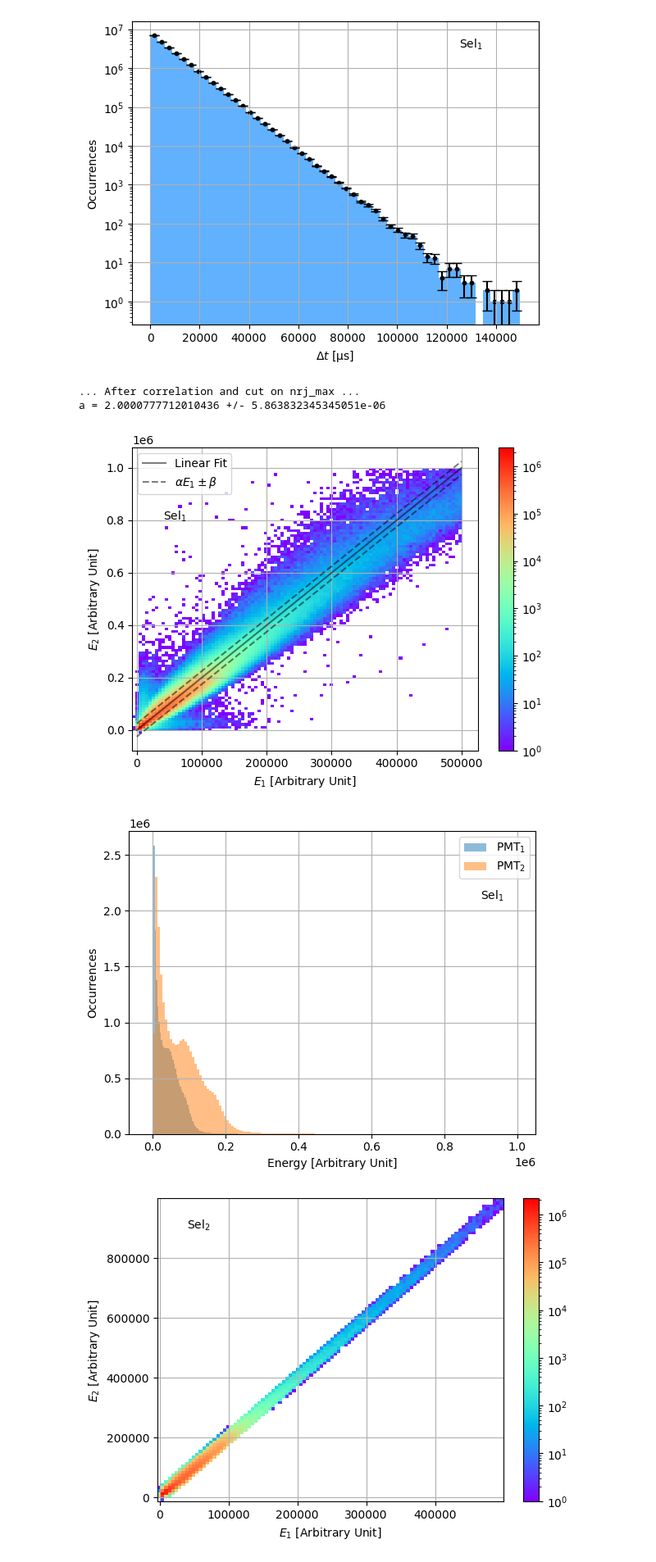
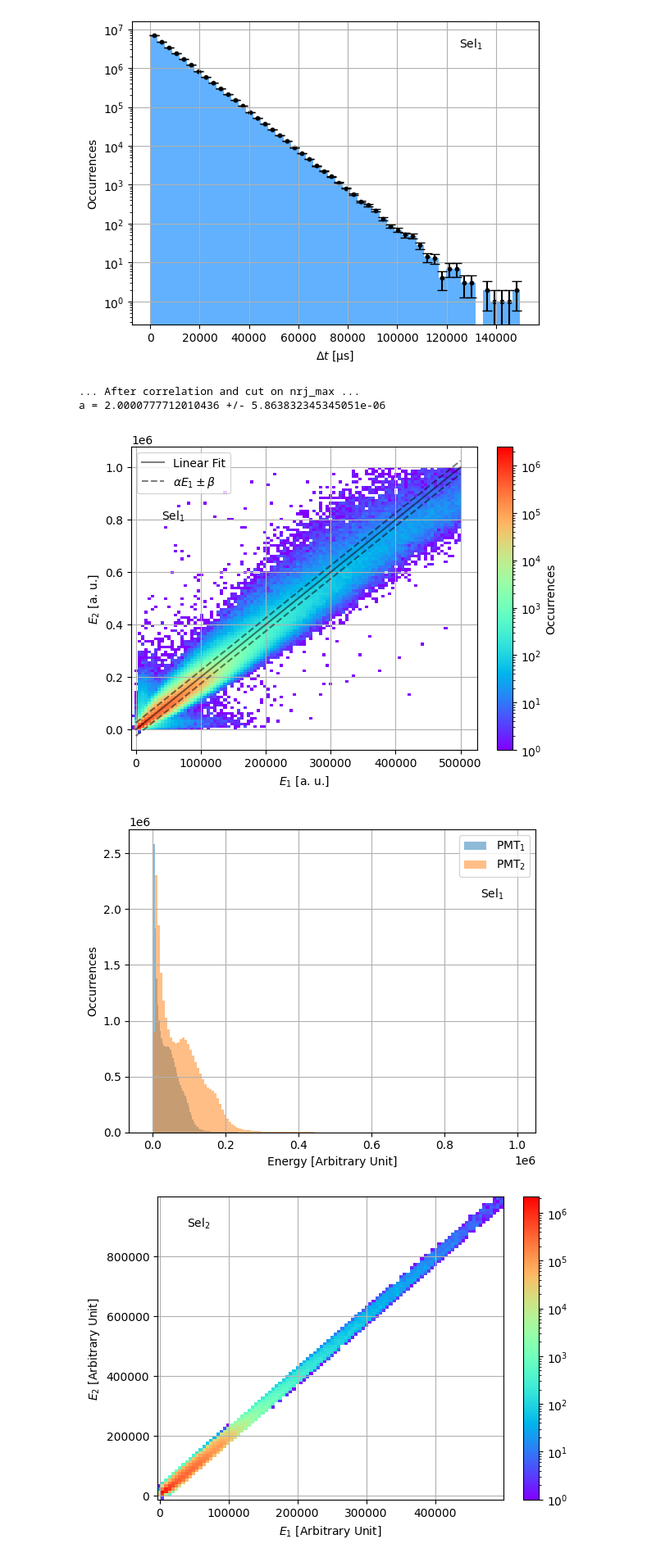
Before and after one commit to hindtaibi/BigMuoneXperiment, a Jupyter notebook: BigAnalysisFinal.ipynb, the cells around one changed output. Shown: that part at 82% size. Saved outputs shown, nothing was run; the diff lists cells and outputs as text; code cells hidden in the pictures.

```diff
--- a/BigAnalysisFinal.ipynb
+++ b/BigAnalysisFinal.ipynb
@@ -186,37 +186,37 @@ arr_1,xe_1,ye_1 = np.histogram2d(nrj1[mask1],
                                  bins =(100,100))
 
 popt, cov = curve_fit(BF.lin, xe_1, ye_1)
 a = popt[0]
 a_err = np.sqrt(cov[0,0])
 print("a =", a, "+/-", a_err)
 
 pcm_1 = ax1.pcolormesh(xe_1, ye_1,arr_1.T, cmap='rainbow', norm=LogNorm(vmin=arr_1.min()+1, vmax=arr_1.max()))
-ax1.set_xlabel('$E_1$ [Arbitrary Unit]')
-ax1.set_ylabel('$E_2$ [Arbitrary Unit]')
+ax1.set_xlabel('$E_1$ [a. u.]')
+ax1.set_ylabel('$E_2$ [a. u.]')
 #ax1.set_title('$E_2$ as Function of $E_1$')
 ax1.grid()
 ax1.plot(np.array([0, 5e5]), a*np.array([0, 5e5]), c='k', alpha = 0.5, label = 'Linear Fit')
 ax1.plot(np.array([0, 5e5]), a*np.array([0, 5e5])+25000, '--', c='k', alpha = 0.5, label = r'$\alpha E_1\pm\beta$')
 ax1.plot(np.array([0, 5e5]), a*np.array([0, 5e5])-25000, '--', c='k', alpha = 0.5)
-fig.colorbar(pcm_1, ax=ax1, orientation='vertical', fraction=.1)
+fig.colorbar(pcm_1, ax=ax1, orientation='vertical', fraction=.1, label = 'Occurrences')
 plt.text(40000, 0.8e6, 'Sel$_1$')
 plt.legend()
 plt.savefig('E2(E1)_Sel1_zoom')
 plt.show()
 
 plt.figure()
 plt.hist(nrj1[mask1], bins = 150, alpha = 0.5, label = "PMT$_1$")
 plt.hist(nrj2[mask1], bins = 150, alpha = 0.5, label = "PMT$_2$")
 plt.xlabel("Energy [Arbitrary Unit]")
 plt.ylabel("Occurrences")
 plt.grid()
 plt.legend()
 plt.text(0.9e6, 2.1e6, 'Sel$_1$')
 plt.show()
 # %% [output]
 ... After correlation and cut on nrj_max ...
 a = 2.0000777712010436 +/- 5.863832345345051e-06
-[figure, old version]
+[figure, new version]
 [figure]
 # %%
 #Linearity
```
Also changed, not shown: parts of 2 cells of this notebook, 19 other files.
